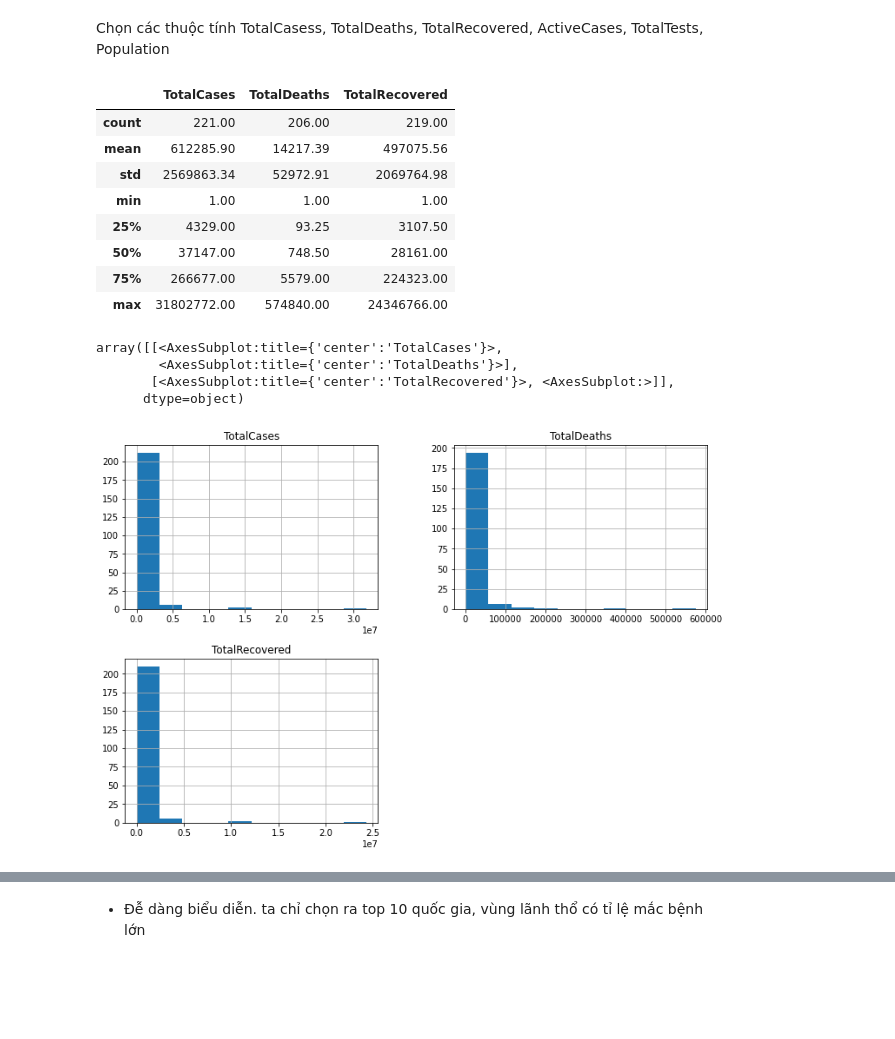
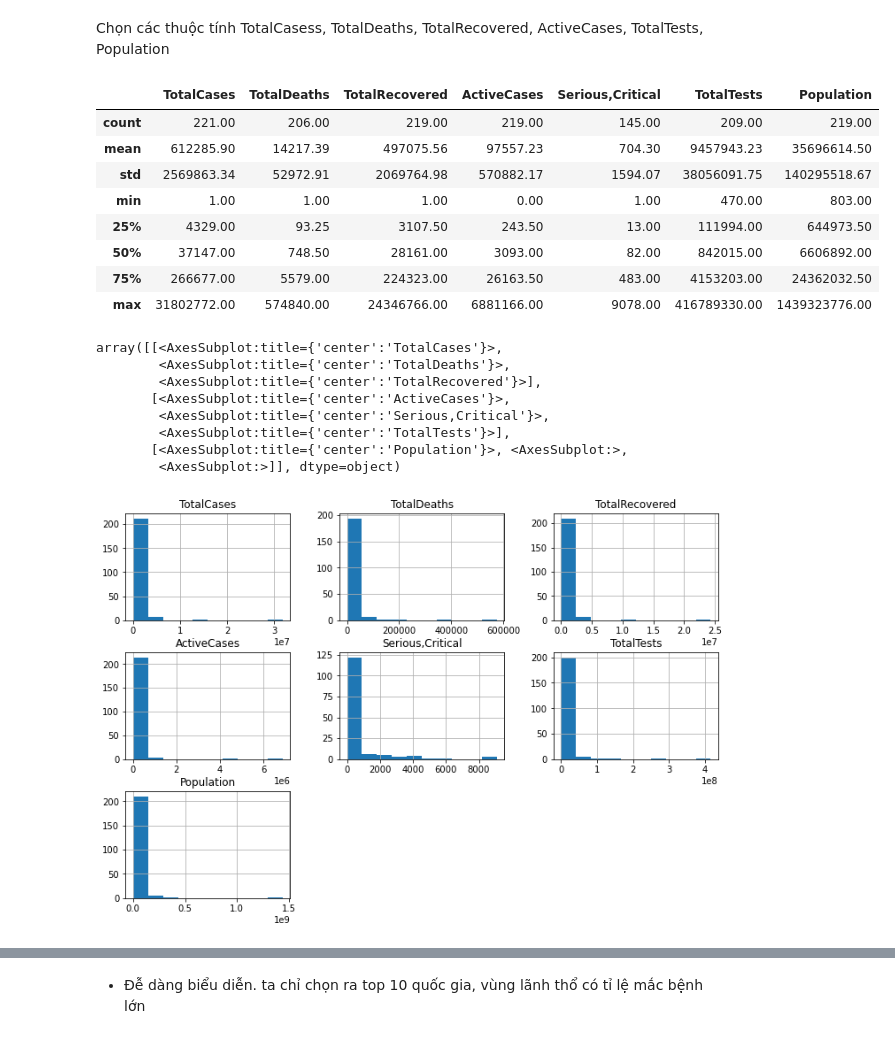
Before and after one commit to HieuTranV/DataVisualization, a Jupyter notebook: Analysis.ipynb, the cells around one changed output, grey strips where cells are left out. Saved outputs shown, nothing was run; the diff lists cells and outputs as text; code cells hidden in the pictures; blank space fills up the shorter version.

```diff
--- a/Analysis.ipynb
+++ b/Analysis.ipynb
@@ -148,26 +162,30 @@ plt.show()
 # %% [markdown]
 Chọn các thuộc tính TotalCasess, TotalDeaths, TotalRecovered, ActiveCases, TotalTests, Population
 # %%
-df = data_df[["TotalCases", "TotalDeaths", "TotalRecovered"]]#, "ActiveCases", "TotalTests", "Population"]]
+df = data_df[["TotalCases", "TotalDeaths", "TotalRecovered", "ActiveCases", "Serious,Critical", "TotalTests", "Population"]]
 df.describe()
 # %% [output]
-|  | TotalCases | TotalDeaths | TotalRecovered |
-| count | 221.00 | 206.00 | 219.00 |
-| mean | 612285.90 | 14217.39 | 497075.56 |
-| std | 2569863.34 | 52972.91 | 2069764.98 |
-| min | 1.00 | 1.00 | 1.00 |
-| 25% | 4329.00 | 93.25 | 3107.50 |
-| 50% | 37147.00 | 748.50 | 28161.00 |
-| 75% | 266677.00 | 5579.00 | 224323.00 |
-| max | 31802772.00 | 574840.00 | 24346766.00 |
+|  | TotalCases | TotalDeaths | TotalRecovered | ActiveCases | Serious,Critical | TotalTests | Population |
+| count | 221.00 | 206.00 | 219.00 | 219.00 | 145.00 | 209.00 | 219.00 |
+| mean | 612285.90 | 14217.39 | 497075.56 | 97557.23 | 704.30 | 9457943.23 | 35696614.50 |
+| std | 2569863.34 | 52972.91 | 2069764.98 | 570882.17 | 1594.07 | 38056091.75 | 140295518.67 |
+| min | 1.00 | 1.00 | 1.00 | 0.00 | 1.00 | 470.00 | 803.00 |
+| 25% | 4329.00 | 93.25 | 3107.50 | 243.50 | 13.00 | 111994.00 | 644973.50 |
+| 50% | 37147.00 | 748.50 | 28161.00 | 3093.00 | 82.00 | 842015.00 | 6606892.00 |
+| 75% | 266677.00 | 5579.00 | 224323.00 | 26163.50 | 483.00 | 4153203.00 | 24362032.50 |
+| max | 31802772.00 | 574840.00 | 24346766.00 | 6881166.00 | 9078.00 | 416789330.00 | 1439323776.00 |
 # %%
 df.hist(figsize=(12, 8))
 # %% [output]
 array([[<AxesSubplot:title={'center':'TotalCases'}>,
-        <AxesSubplot:title={'center':'TotalDeaths'}>],
-       [<AxesSubplot:title={'center':'TotalRecovered'}>, <AxesSubplot:>]],
-      dtype=object)
+        <AxesSubplot:title={'center':'TotalDeaths'}>,
+        <AxesSubplot:title={'center':'TotalRecovered'}>],
+       [<AxesSubplot:title={'center':'ActiveCases'}>,
+        <AxesSubplot:title={'center':'Serious,Critical'}>,
+        <AxesSubplot:title={'center':'TotalTests'}>],
+       [<AxesSubplot:title={'center':'Population'}>, <AxesSubplot:>,
+        <AxesSubplot:>]], dtype=object)
-[figure, old version]
+[figure, new version]
 # %%
 g = sns.PairGrid(df)
 # g.map(plt.scatter)
```
Also changed, not shown: parts of 34 cells of this notebook.
